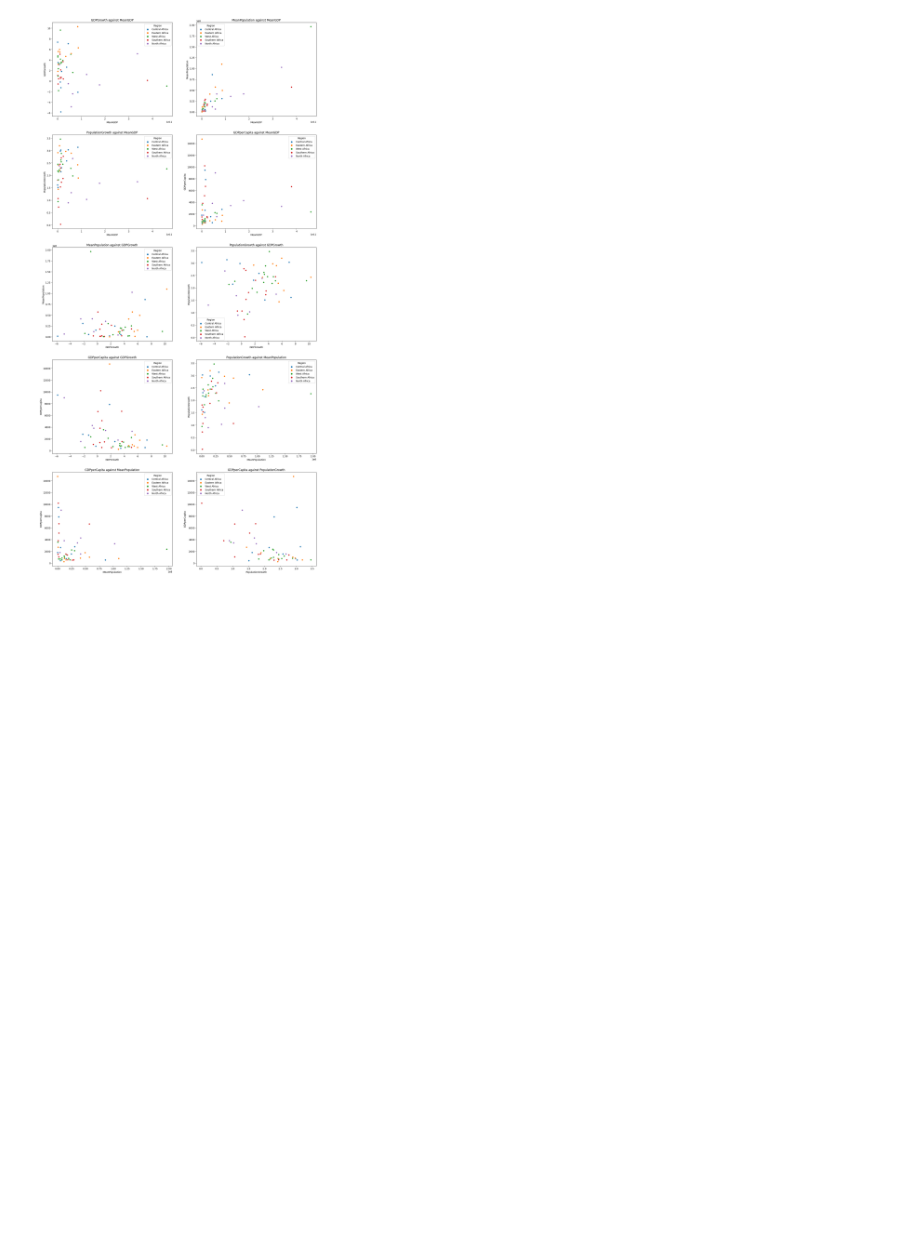
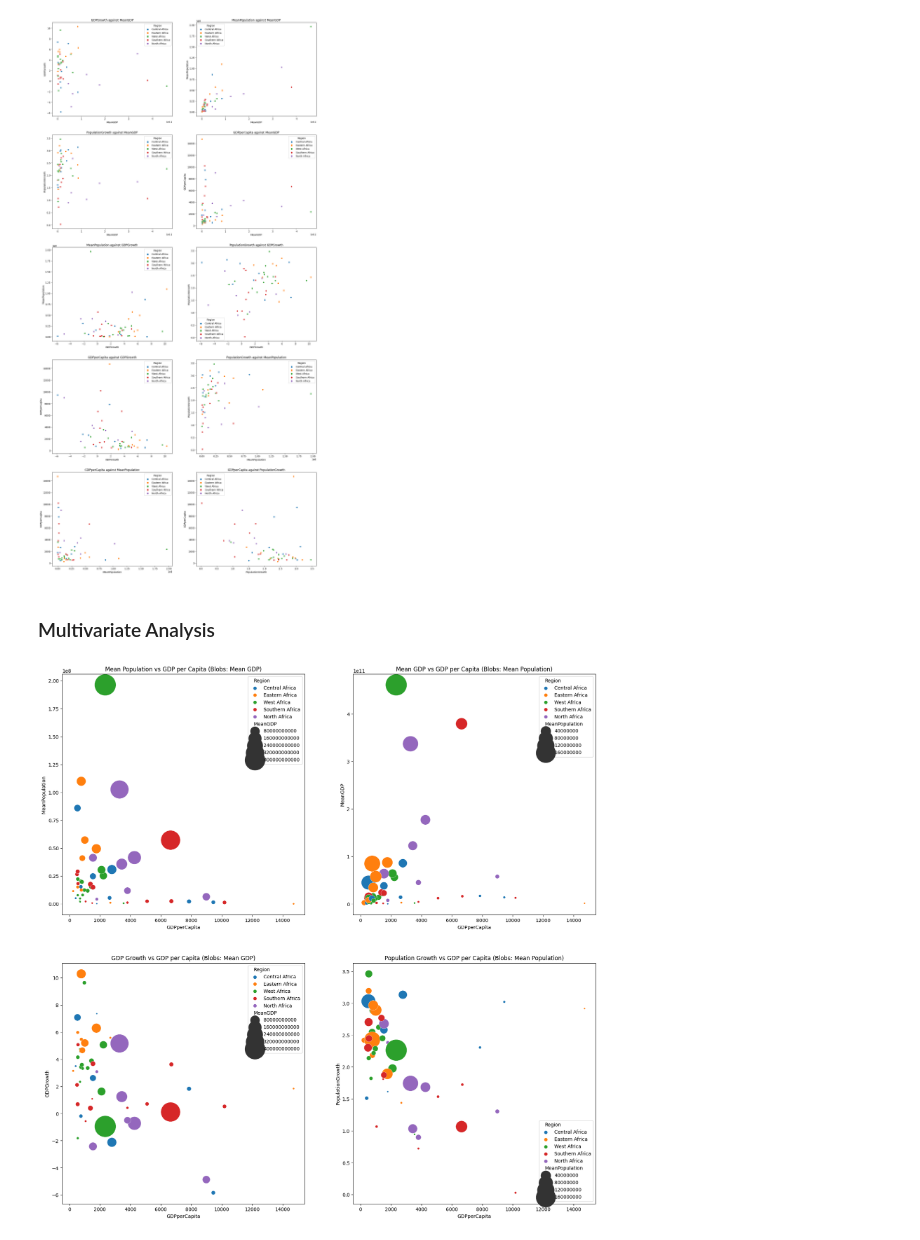
Before and after one commit to cyrilmichino/africa-gdp-visualisation, a Jupyter notebook: notebook.ipynb, the cells around one changed output. Drawn from its saved outputs; the diff is of its cells as text; code cells hidden in the pictures; blank space fills up the shorter version.

Commit message:
Multivariate Analysis

```diff
--- a/notebook.ipynb
+++ b/notebook.ipynb
@@ -298,3 +298,27 @@ while len(visual_cols) > 1:
 plt.show()
 # %% [output]
 [figure]
+# %% [markdown]
+### Multivariate Analysis
+# %%
+plt.figure(figsize=(20,20))
+
+plt.subplot(2,2,1)
+sns.scatterplot(x=data['GDPperCapita'],y=data['MeanPopulation'],hue=data['Region'],size=data['MeanGDP'],sizes=(10, 2000),legend='brief')
+plt.title('Mean Population vs GDP per Capita (Blobs: Mean GDP)')
+
+plt.subplot(2,2,2)
+sns.scatterplot(x=data['GDPperCapita'],y=data['MeanGDP'],hue=data['Region'],size=data['MeanPopulation'],sizes=(10, 2000),legend='brief')
+plt.title('Mean GDP vs GDP per Capita (Blobs: Mean Population)')
+
+plt.subplot(2,2,3)
+sns.scatterplot(x=data['GDPperCapita'],y=data['GDPGrowth'],hue=data['Region'],size=data['MeanGDP'],sizes=(10, 2000),legend='brief')
+plt.title('GDP Growth vs GDP per Capita (Blobs: Mean GDP)')
+
+plt.subplot(2,2,4)
+sns.scatterplot(x=data['GDPperCapita'],y=data['PopulationGrowth'],hue=data['Region'],size=data['MeanPopulation'],sizes=(10, 2000),legend='brief')
+plt.title('Population Growth vs GDP per Capita (Blobs: Mean Population)')
+
+plt.show()
+# %% [output]
+[figure, added]
```
